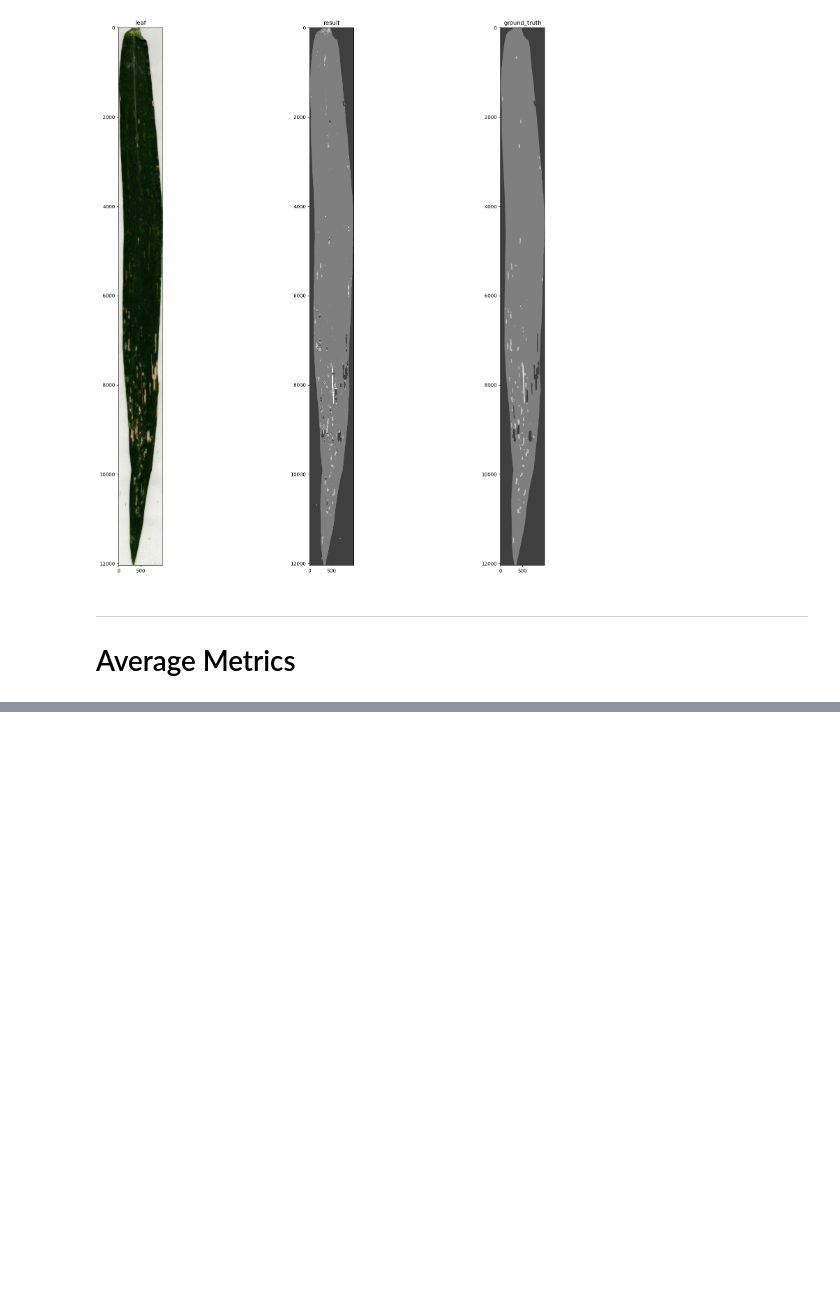
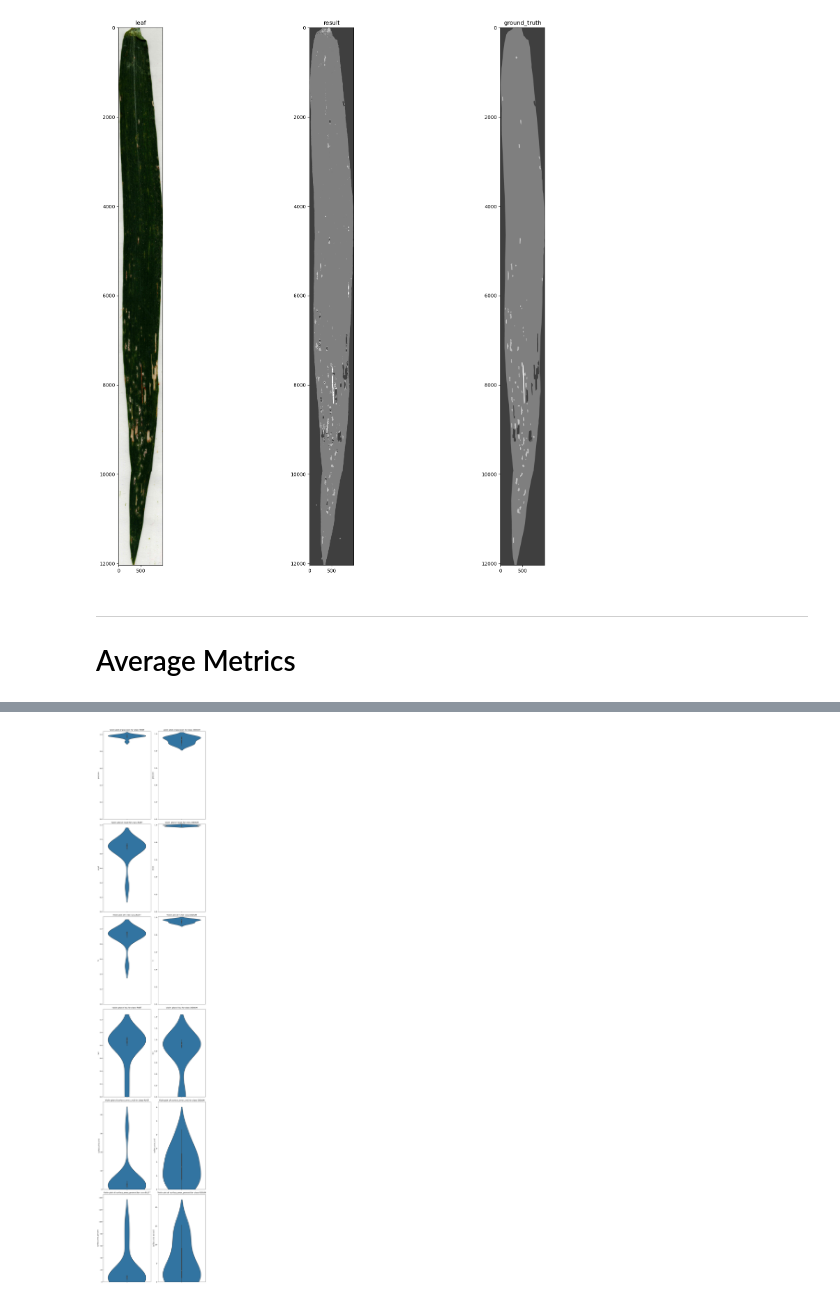
Before and after one commit to titouanlegourrierec/Leaf_Disease_Segmentation, a Jupyter notebook: model_evaluation/metrics.ipynb, the cells around one changed output, grey strips where cells are left out. Drawn from its saved outputs; the diff is of its cells as text; code cells hidden in the pictures; blank space fills up the shorter version.

```diff
--- a/model_evaluation/metrics.ipynb
+++ b/model_evaluation/metrics.ipynb
@@ -334,21 +336,21 @@ def label_metrics(ground_truth, model_result, class_label):
     precision = precision_score(ground_truth, model_result, labels=[class_label], average=None, zero_division=1)[0]
     recall = recall_score(ground_truth, model_result, labels=[class_label], average=None, zero_division=1)[0]
     f1 = f1_score(ground_truth, model_result, labels=[class_label], average=None, zero_division=1)[0]
-    iou = jaccard_score(ground_truth, model_result, labels=[class_label], average=None)[0]
+    iou = jaccard_score(ground_truth, model_result, labels=[class_label], average=None, zero_division=1)[0]
 
     # Calculate the surface error
     ground_truth_surface = np.sum(ground_truth == class_label)
     model_result_surface = np.sum(model_result == class_label)
     surface_error_pixels = abs(ground_truth_surface - model_result_surface)
 
-    ground_truth_surface_cm2 = ground_truth_surface * area_one_pixel
-    model_result_surface_cm2 = model_result_surface * area_one_pixel
-    surface_error_cm2 = abs(ground_truth_surface_cm2 - model_result_surface_cm2)
+    ground_truth_surface_mm2 = ground_truth_surface * area_one_pixel
+    model_result_surface_mm2 = model_result_surface * area_one_pixel
+    surface_error_cm2 = abs(ground_truth_surface_mm2 - model_result_surface_mm2)
 
 
     surface_error_percent = (abs(ground_truth_surface - model_result_surface) / ground_truth_surface)*100 if ground_truth_surface > 0 else 0
 
-    return precision, recall, f1, iou, ground_truth_surface_cm2, model_result_surface_cm2 ,surface_error_cm2, surface_error_percent
+    return precision, recall, f1, iou, ground_truth_surface_mm2, model_result_surface_mm2 ,surface_error_cm2, surface_error_percent
 
 
 def global_metrics(ground_truth, result):
@@ -406,7 +408,7 @@ def process_images_and_calculate_metrics(image, model_result, ground_truth):
 #images = ["test_images/111_leaf2.jpg", "test_images/654_leaf4.jpg", "test_images/664_leaf3.jpg", "test_images/672_leaf2.jpg", "test_images/684_leaf3.jpg"]
 
 # liste de tous les chemins des images du dossier dir
-dir = "/Users/titouanlegourrierec/Desktop/PATCHS/RGB"
+dir = "/Users/titouanlegourrierec/Desktop/PATCHS/LAB"
 images = [os.path.join(dir, f) for f in os.listdir(dir) if os.path.isfile(os.path.join(dir, f))]
 
 # Initialize dictionaries to store the sum of each metric for each class and the count of each class
@@ -420,7 +422,7 @@ for image_path in images:
 
     if extension in ['.png', '.jpg']:
         # Define the paths to the model result and ground truth images
-        model_result_path = os.path.join("/Users/titouanlegourrierec/Desktop/PATCHS/result_RGB/", f"{file_name}_Simple_Segmentation.png")
+        model_result_path = os.path.join("/Users/titouanlegourrierec/Desktop/PATCHS/essai_morph_RGB/", f"{file_name}_Simple_Segmentation.png")
         ground_truth_path = os.path.join("/Users/titouanlegourrierec/Desktop/PATCHS/mask/", f"{file_name}_ground_truth{extension}")
 
         # Load the images
@@ -484,7 +486,7 @@ import pandas as pd
 data = []
 
 # liste de tous les chemins des images du dossier dir
-dir = "/Users/titouanlegourrierec/Desktop/PATCHS/YUV"
+dir = "/Users/titouanlegourrierec/Desktop/PATCHS/LAB"
 images = [os.path.join(dir, f) for f in os.listdir(dir) if os.path.isfile(os.path.join(dir, f))]
 
 for image_path in images:
@@ -494,7 +496,7 @@ for image_path in images:
 
     if extension in ['.png', '.jpg']:
         # Define the paths to the model result and ground truth images
-        model_result_path = os.path.join("/Users/titouanlegourrierec/Desktop/PATCHS/result_YUV/", f"{file_name}_Simple_Segmentation.png")
+        model_result_path = os.path.join("/Users/titouanlegourrierec/Desktop/PATCHS/essai_morph_LAB/", f"{file_name}_Simple_segmentation.png")
         ground_truth_path = os.path.join("/Users/titouanlegourrierec/Desktop/PATCHS/mask/", f"{file_name}_ground_truth{extension}")
 
         # Load the images
@@ -672,3 +821,28 @@ fig.update_layout(plot_bgcolor='rgba(0,0,0,0)')
 
 # Show the plot
 fig.show()
+# %%
+# Importation des bibliothèques nécessaires
+import seaborn as sns
+import matplotlib.pyplot as plt
+
+# Filtrer le DataFrame pour les classes "RUST" et "OIDIUM"
+df_filtered = df[df['class'].isin(['RUST', 'OIDIUM'])]
+
+# Liste des colonnes numériques
+columns = ['precision', 'recall', 'f1', 'IoU', 'surface_error_cm2', 'surface_error_percent']
+
+# Créer un subplot pour chaque classe
+fig, axs = plt.subplots(nrows=len(columns), ncols=2, figsize=(10, 50))
+
+for i, column in enumerate(columns):
+    for j, class_name in enumerate(['RUST', 'OIDIUM']):
+        df_class = df_filtered[df_filtered['class'] == class_name]
+        sns.violinplot(y=column, data=df_class, ax=axs[i, j])
+        axs[i, j].set_title(f'Violin plot of {column} for class {class_name}')
+        axs[i, j].set_ylim(0,)  # Set the lower limit of y-axis to 0
+
+plt.tight_layout()
+plt.show()
+# %% [output]
+[figure, added]
```
Also changed, not shown: parts of 26 cells of this notebook.
